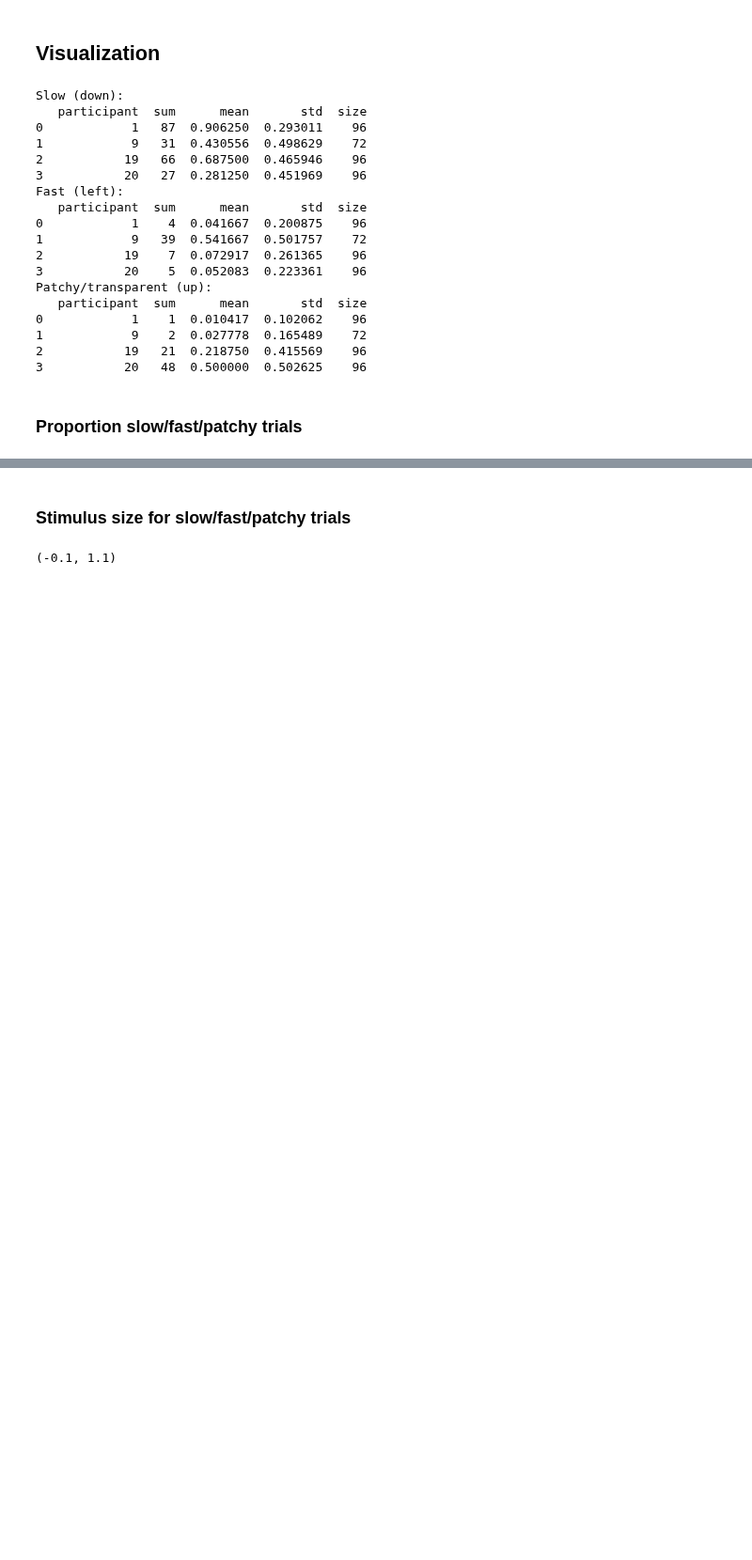
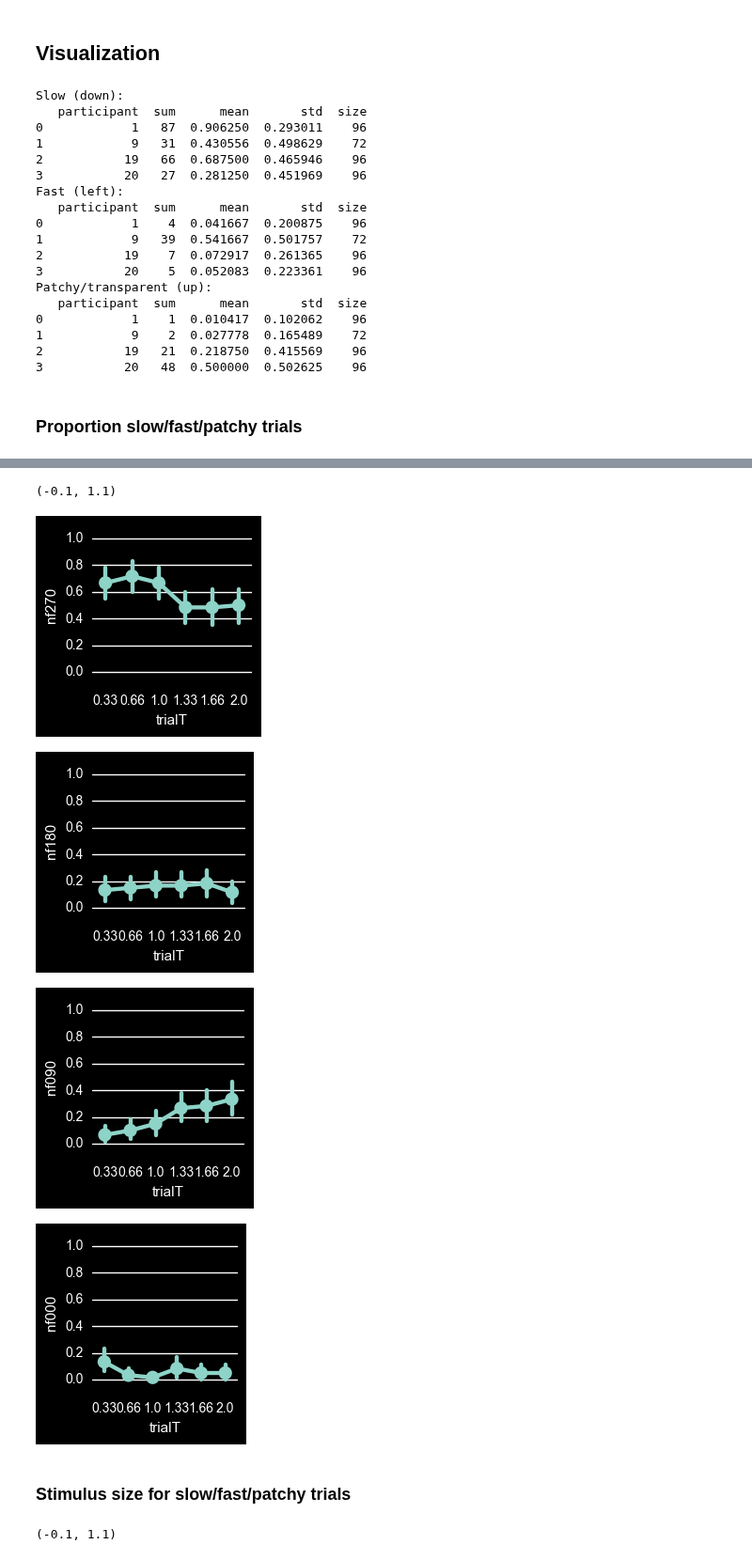
Before and after one commit to egorananyev/mc, a Jupyter notebook: an/mcEcc_ct-tXbv.ipynb, the cells around one changed output, grey strips where cells are left out. Shown at 94% size. Saved outputs shown, nothing was run; the diff lists cells and outputs as text; code cells hidden in the pictures; blank space fills up the shorter version.

```diff
--- a/an/mcEcc_ct-tXbv.ipynb
+++ b/an/mcEcc_ct-tXbv.ipynb
@@ -115,3 +115,18 @@ plt.ylim(-0.1,1.1)
+# %%
+g = sns.factorplot(x='trialT', y='nf270', data=ds, ci=95, dodge=.0, size=2.5)
+plt.ylim(-0.1,1.1)
+g = sns.factorplot(x='trialT', y='nf180', data=ds, ci=95, dodge=.0, size=2.5)
+plt.ylim(-0.1,1.1)
+g = sns.factorplot(x='trialT', y='nf090', data=ds, ci=95, dodge=.0, size=2.5)
+plt.ylim(-0.1,1.1)
+g = sns.factorplot(x='trialT', y='nf000', data=ds, ci=95, dodge=.0, size=2.5)
+plt.ylim(-0.1,1.1)
+# %% [output]
+(-0.1, 1.1)
+[figure, added]
+[figure, added]
+[figure, added]
+[figure, added]
 # %% [markdown]
 ### Stimulus size for slow/fast/patchy trials
 # %%
```
Also changed, not shown: parts of 2 cells of this notebook.
